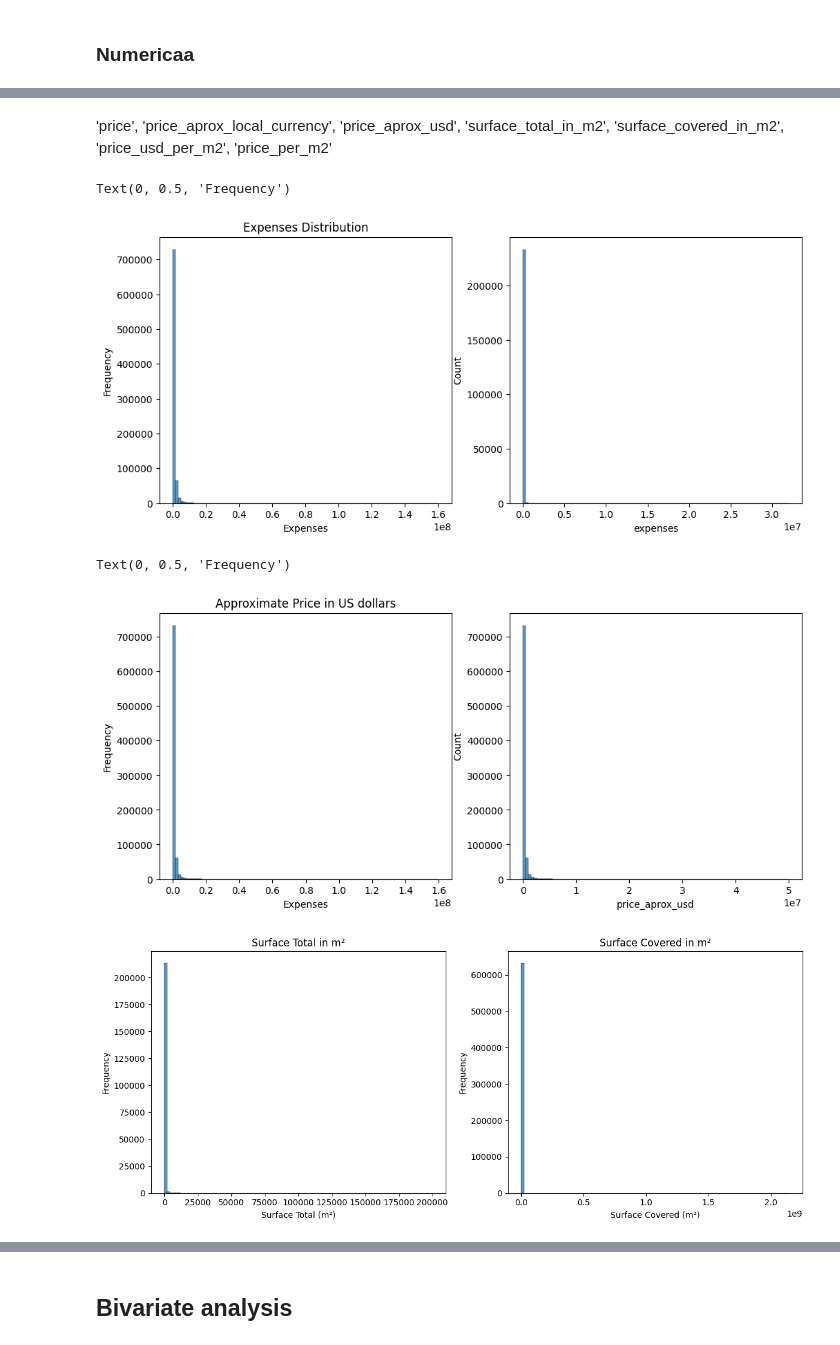
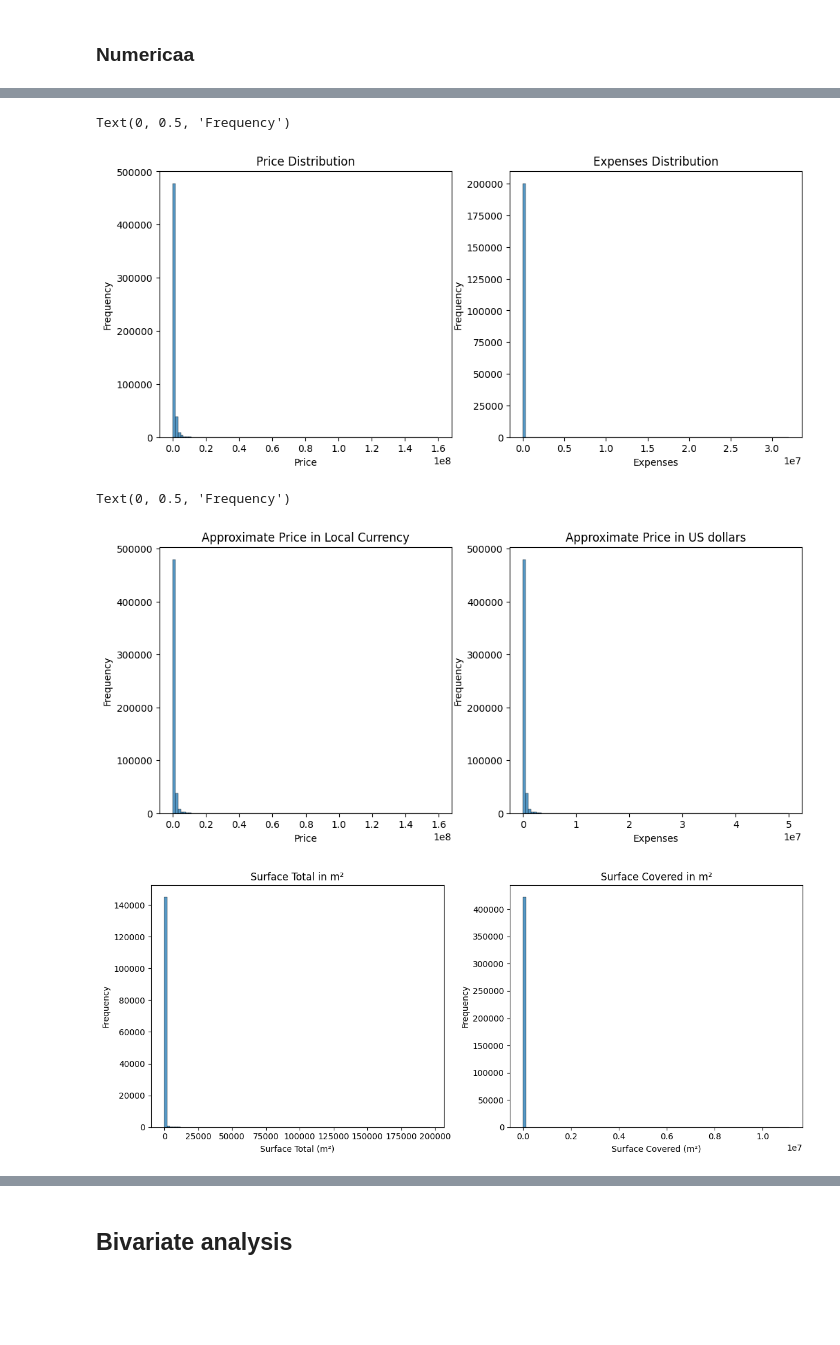
Before and after one commit to Eduarda-Donato/real_state, a Jupyter notebook: notebooks/EDA.ipynb, the cells around one changed output, grey strips where cells are left out. Cells and saved outputs as stored; diff of their text form; code cells hidden in the pictures; blank space fills up the shorter version.

```diff
--- a/notebooks/EDA.ipynb
+++ b/notebooks/EDA.ipynb
@@ -7,5 +8,7 @@ import matplotlib.pyplot as plt
 # %%
 df = pd.read_csv('C:\\Users\\eduar\\Documents\\real_state\\data\\properati-BR-2016-11-01-properties-sell.csv')
+# %%
+df = df[df['property_type'] == 'apartment']
 # %% [markdown]
 ## Data Overview
 # %%
@@ -163,6 +141,3 @@ Index(['created_on', 'operation', 'property_type', 'place_name',
-# %% [markdown]
-'price',  'price_aprox_local_currency', 'price_aprox_usd', 'surface_total_in_m2', 'surface_covered_in_m2', 'price_usd_per_m2',
-       'price_per_m2'
 # %%
 fig, axes = plt.subplots(1,2, figsize=(12, 5))
 
@@ -172,27 +147,27 @@ axes[0].set_xlabel('Price')
 axes[0].set_ylabel('Frequency')
 
 sns.histplot(data=df, x='expenses', ax=axes[1], bins=100)
-axes[0].set_title('Expenses Distribution')
-axes[0].set_xlabel('Expenses')
-axes[0].set_ylabel('Frequency')
+axes[1].set_title('Expenses Distribution')
+axes[1].set_xlabel('Expenses')
+axes[1].set_ylabel('Frequency')
 # %% [output]
 Text(0, 0.5, 'Frequency')
-[figure, old version]
+[figure, new version]
 # %%
 fig, axes = plt.subplots(1,2, figsize=(12, 5))
 
 sns.histplot(data=df, x='price_aprox_local_currency', ax=axes[0], bins=100)
 axes[0].set_title('Approximate Price in Local Currency')
 axes[0].set_xlabel('Price')
 axes[0].set_ylabel('Frequency')
 
 sns.histplot(data=df, x='price_aprox_usd', ax=axes[1], bins=100)
-axes[0].set_title('Approximate Price in US dollars')
-axes[0].set_xlabel('Expenses')
-axes[0].set_ylabel('Frequency')
+axes[1].set_title('Approximate Price in US dollars')
+axes[1].set_xlabel('Expenses')
+axes[1].set_ylabel('Frequency')
 # %% [output]
 Text(0, 0.5, 'Frequency')
-[figure, old version]
+[figure, new version]
 # %%
 fig, axes = plt.subplots(1, 2, figsize=(12, 5))
 
@@ -210,7 +185,7 @@ axes[1].set_ylabel('Frequency')
 plt.tight_layout()
 plt.show()
 # %% [output]
-[figure, old version]
+[figure, new version]
 # %%
 fig, axes = plt.subplots(1, 2, figsize=(12, 5))
 
```
Also changed, not shown: parts of 36 cells of this notebook, 2 other files.
